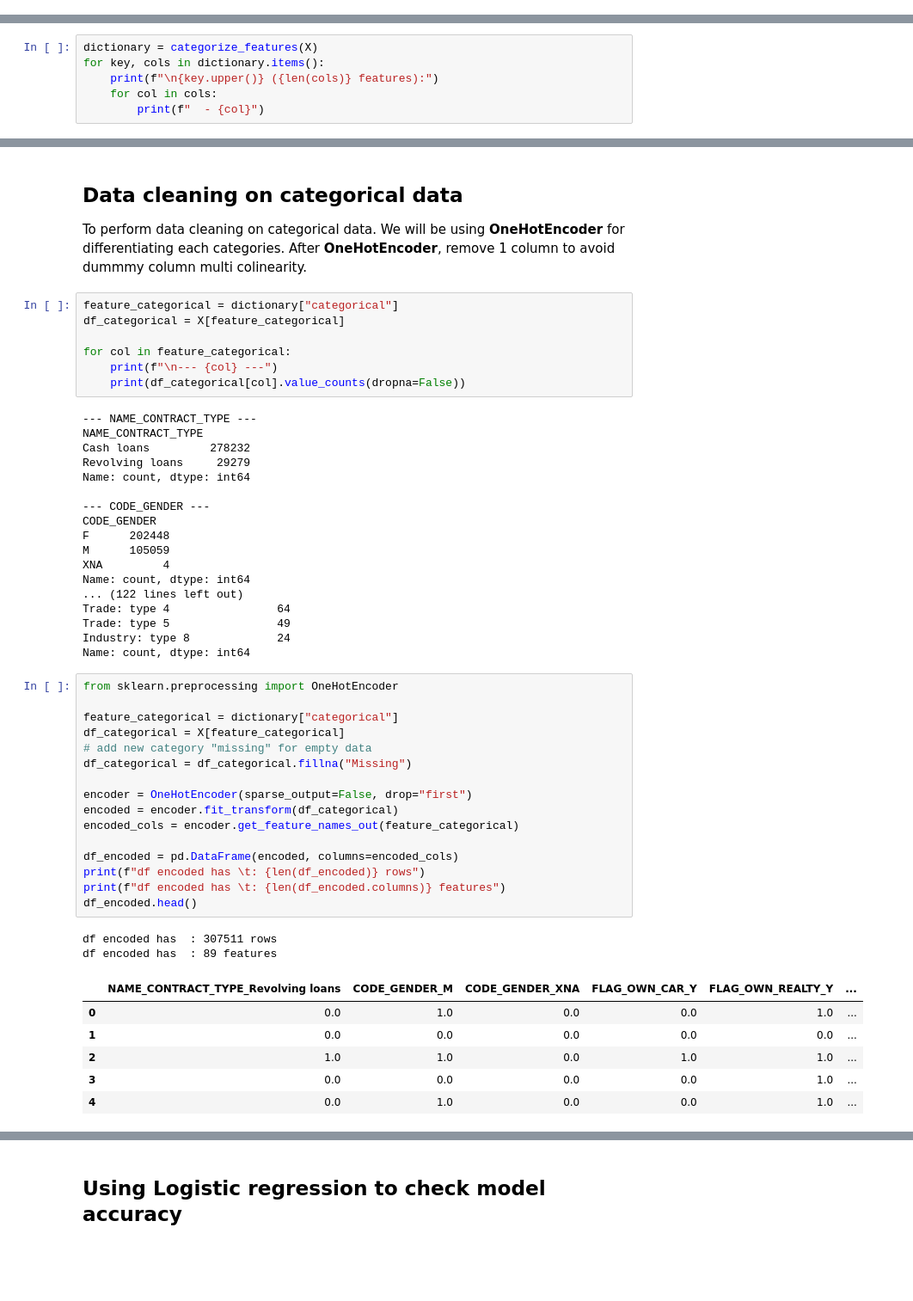
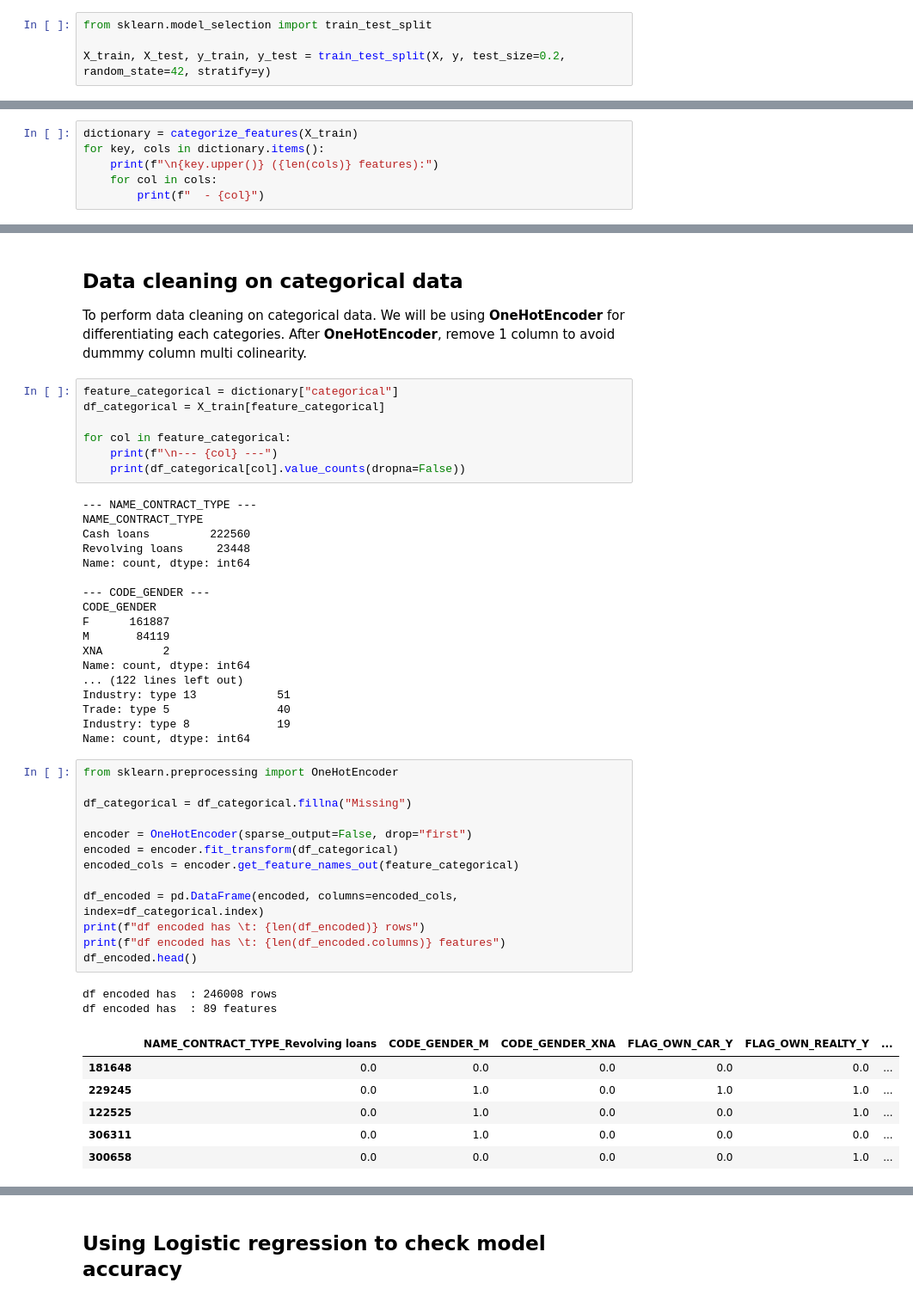
Before and after one commit to hhoow0093/IF441-B-MachineLearning-HomeCreditRisk-FinalProject, a Jupyter notebook: IF441-Machine-Learning-Project-Home-Credit-Risk-Final-Project.ipynb, the cells around one changed output, grey strips where cells are left out. Shown at 86% size. Cells and saved outputs as stored; diff of their text form; blank space fills up the shorter version.

```diff
--- a/IF441-Machine-Learning-Project-Home-Credit-Risk-Final-Project.ipynb
+++ b/IF441-Machine-Learning-Project-Home-Credit-Risk-Final-Project.ipynb
@@ -102,3 +114,7 @@ Name: count, dtype: int64
+# %%
+from sklearn.model_selection import train_test_split
+
+X_train, X_test, y_train, y_test = train_test_split(X, y, test_size=0.2, random_state=42, stratify=y)
 # %% [markdown]
 ## Categorize all features
 # %%
@@ -141,7 +157,7 @@ def categorize_features(df, id_threshold= 0.95, cat_unique_thres=0.05):
         result["categorical"].append(col)
   return result
 # %%
-dictionary = categorize_features(X)
+dictionary = categorize_features(X_train)
 for key, cols in dictionary.items():
     print(f"\n{key.upper()} ({len(cols)} features):")
     for col in cols:
@@ -209,7 +225,7 @@ df_clean_numerical.head()
 To perform data cleaning on categorical data. We will be using **OneHotEncoder** for differentiating each categories. After **OneHotEncoder**, remove 1 column to avoid dummmy column multi colinearity.
 # %%
 feature_categorical = dictionary["categorical"]
-df_categorical = X[feature_categorical]
+df_categorical = X_train[feature_categorical]
 
 for col in feature_categorical:
     print(f"\n--- {col} ---")
@@ -217,43 +233,40 @@ for col in feature_categorical:
 # %% [output]
 --- NAME_CONTRACT_TYPE ---
 NAME_CONTRACT_TYPE
-Cash loans         278232
-Revolving loans     29279
+Cash loans         222560
+Revolving loans     23448
 Name: count, dtype: int64
 
 --- CODE_GENDER ---
 CODE_GENDER
-F      202448
-M      105059
-XNA         4
+F      161887
+M       84119
+XNA         2
 Name: count, dtype: int64
 ... (122 lines left out)
-Trade: type 4                64
-Trade: type 5                49
-Industry: type 8             24
+Industry: type 13            51
+Trade: type 5                40
+Industry: type 8             19
 Name: count, dtype: int64
 # %%
 from sklearn.preprocessing import OneHotEncoder
 
-feature_categorical = dictionary["categorical"]
-df_categorical = X[feature_categorical]
-# add new category "missing" for empty data
 df_categorical = df_categorical.fillna("Missing")
 
 encoder = OneHotEncoder(sparse_output=False, drop="first")
 encoded = encoder.fit_transform(df_categorical)
 encoded_cols = encoder.get_feature_names_out(feature_categorical)
 
-df_encoded = pd.DataFrame(encoded, columns=encoded_cols)
+df_encoded = pd.DataFrame(encoded, columns=encoded_cols, index=df_categorical.index)
 print(f"df encoded has \t: {len(df_encoded)} rows")
 print(f"df encoded has \t: {len(df_encoded.columns)} features")
 df_encoded.head()
 # %% [output]
-df encoded has  : 307511 rows
+df encoded has  : 246008 rows
 df encoded has  : 89 features
 |  | NAME_CONTRACT_TYPE_Revolving loans | CODE_GENDER_M | CODE_GENDER_XNA | FLAG_OWN_CAR_Y | FLAG_OWN_REALTY_Y | ... |
-| 0 | 0.0 | 1.0 | 0.0 | 0.0 | 1.0 | ... |
-| 1 | 0.0 | 0.0 | 0.0 | 0.0 | 0.0 | ... |
-| 2 | 1.0 | 1.0 | 0.0 | 1.0 | 1.0 | ... |
-| 3 | 0.0 | 0.0 | 0.0 | 0.0 | 1.0 | ... |
-| 4 | 0.0 | 1.0 | 0.0 | 0.0 | 1.0 | ... |
+| 181648 | 0.0 | 0.0 | 0.0 | 0.0 | 0.0 | ... |
+| 229245 | 0.0 | 1.0 | 0.0 | 1.0 | 1.0 | ... |
+| 122525 | 0.0 | 1.0 | 0.0 | 0.0 | 1.0 | ... |
+| 306311 | 0.0 | 1.0 | 0.0 | 0.0 | 0.0 | ... |
+| 300658 | 0.0 | 0.0 | 0.0 | 0.0 | 1.0 | ... |
```
Also changed, not shown: parts of 51 cells of this notebook, 1 other file.
